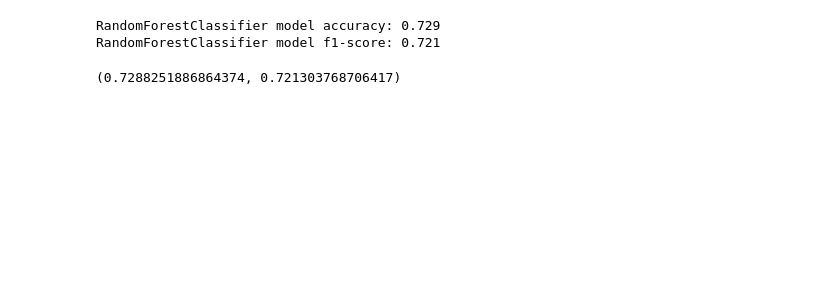
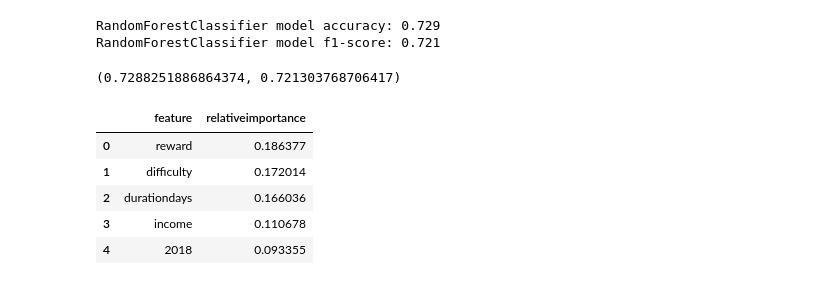
Before and after one commit to xixiaodong/Starbucks-customer-segmentation, a Jupyter notebook: Starbucks_Capstone_notebook.ipynb, the cells around one changed output. Drawn from its saved outputs; the diff is of its cells as text; code cells hidden in the pictures; blank space fills up the shorter version.

```diff
--- a/Starbucks_Capstone_notebook.ipynb
+++ b/Starbucks_Capstone_notebook.ipynb
@@ -932,3 +683,12 @@ evaluate_model_performance(rf_random.best_estimator_,
 RandomForestClassifier model accuracy: 0.729
 RandomForestClassifier model f1-score: 0.721
 (0.7288251886864374, 0.721303768706417)
+# %%
+feature_importance.head(n=5)
+# %% [output]
+|  | feature | relativeimportance |
+| 0 | reward | 0.186377 |
+| 1 | difficulty | 0.172014 |
+| 2 | durationdays | 0.166036 |
+| 3 | income | 0.110678 |
+| 4 | 2018 | 0.093355 |
```
Also changed, not shown: parts of 63 cells of this notebook.
